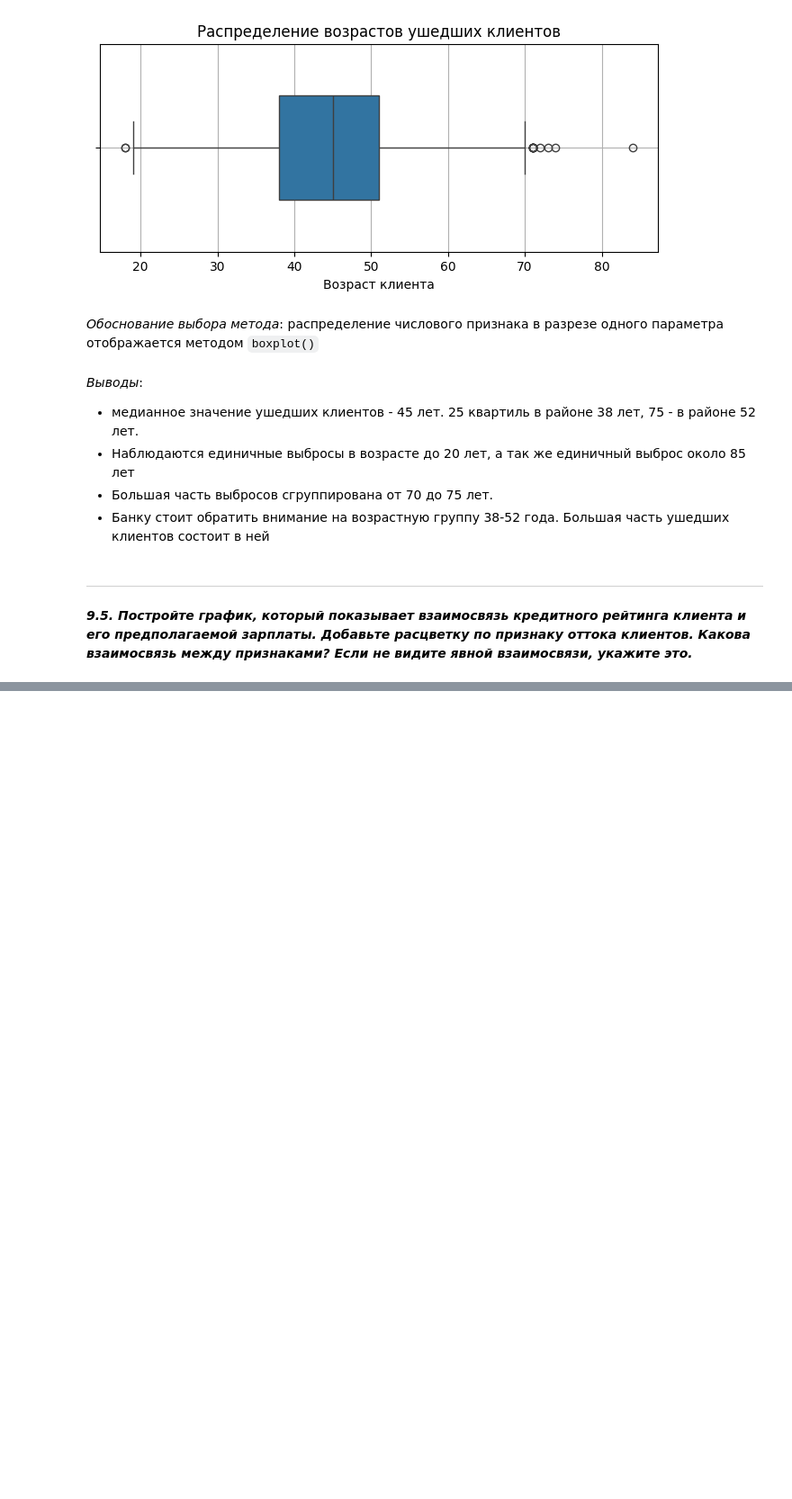
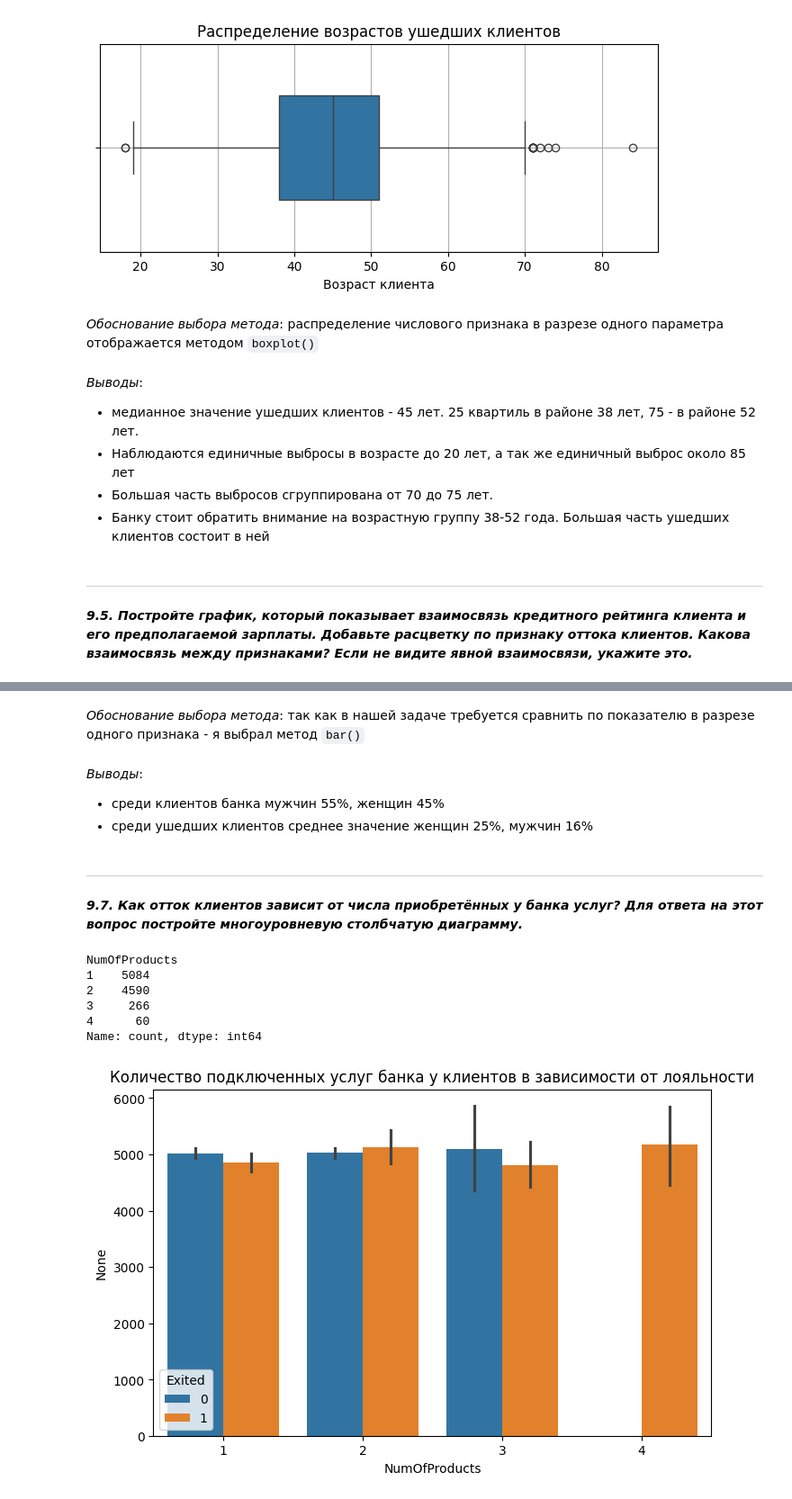
Before and after one commit to vavilove001-lab/sf_data_science, a Jupyter notebook: Notes/visualization/homework.ipynb, the cells around one changed output, grey strips where cells are left out. Shown at 90% size. Drawn from its saved outputs; the diff is of its cells as text; code cells hidden in the pictures; blank space fills up the shorter version.

````diff
--- a/Notes/visualization/homework.ipynb
+++ b/Notes/visualization/homework.ipynb
@@ -195,0 +247,31 @@ boxplot.grid()
+# %% [markdown]
+*Обоснование выбора метода*: так как в нашей задаче требуется сравнить по показателю в разрезе одного признака - я выбрал метод ```bar()```
+# %% [markdown]
+*Выводы*:
+* среди клиентов банка мужчин 55%, женщин 45%
+* среди ушедших клиентов среднее значение женщин 25%, мужчин 16%
+# %% [markdown]
+----------
+# %% [markdown]
+***9.7. Как отток клиентов зависит от числа приобретённых у банка услуг? Для ответа на этот вопрос постройте многоуровневую столбчатую диаграмму.***
+# %%
+churn_data['NumOfProducts'].value_counts()
+# %% [output]
+NumOfProducts
+1    5084
+2    4590
+3     266
+4      60
+Name: count, dtype: int64
+# %%
+fig = plt.figure(figsize=(8, 5))
+
+barplot = sns.barplot(
+    data=churn_data,
+    x='NumOfProducts',
+    y=churn_data['NumOfProducts'].index,
+    hue='Exited',
+)
+barplot.set_title('Количество подключенных услуг банка у клиентов в зависимости от лояльности');
+# %% [output]
+[figure, added]
````
Also changed, not shown: parts of 29 cells of this notebook, 3 other files.
